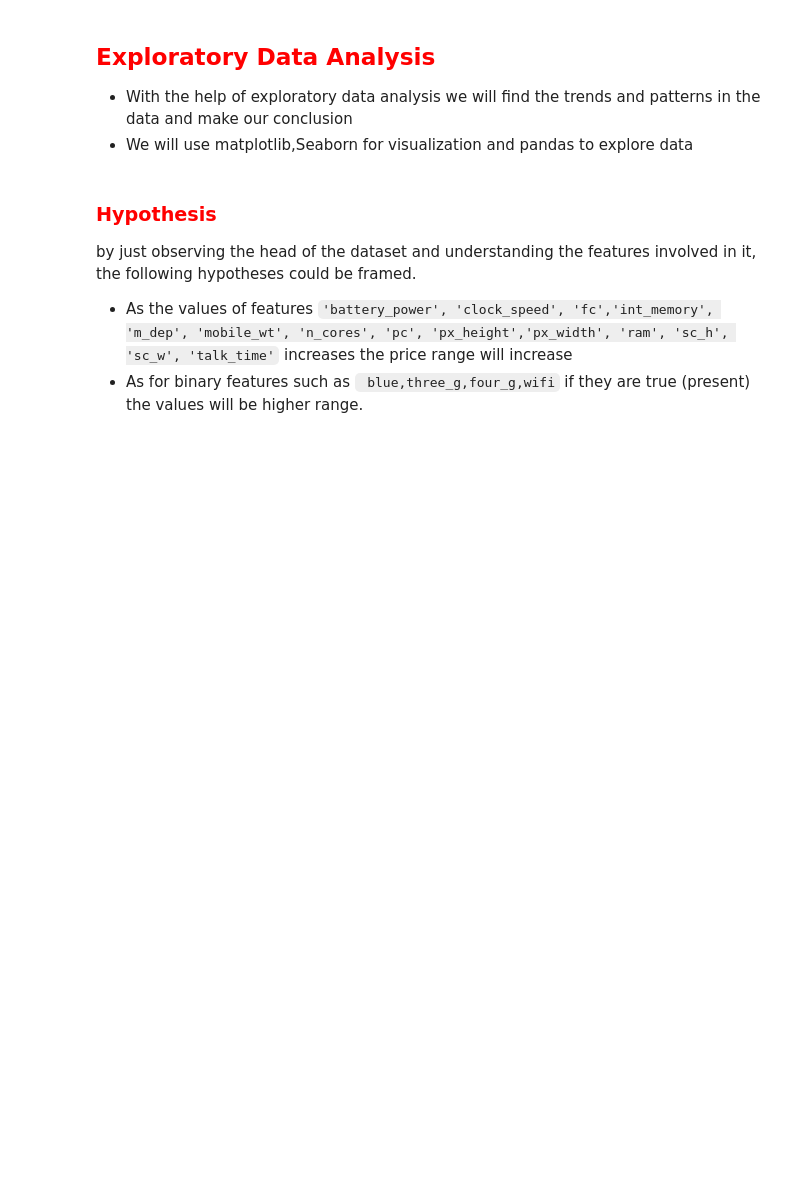
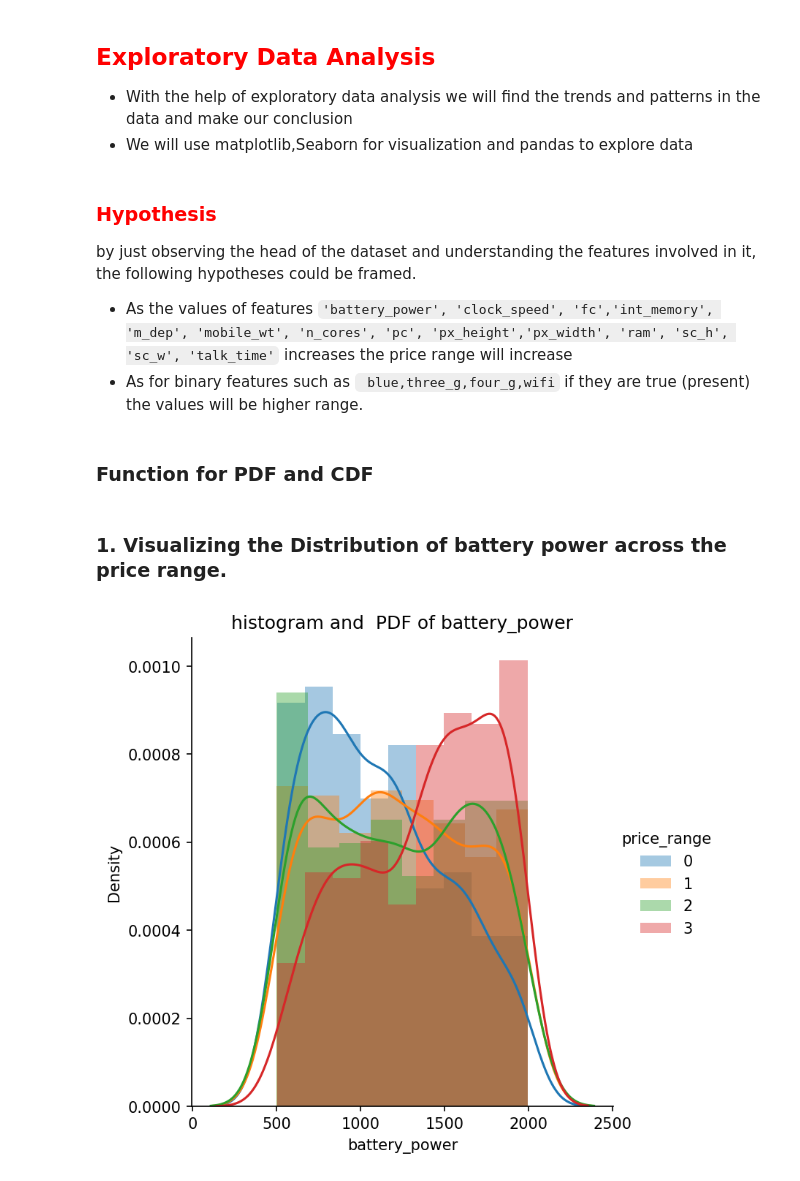
Before and after one commit to MohanVishe/Supervised-ML--Classification----Mobile-Price-Range-Prediction, a Jupyter notebook: Mobile_Price_Range_Prediction_Individual_Project.ipynb, the cells around one changed output. Saved outputs shown, nothing was run; the diff lists cells and outputs as text; code cells hidden in the pictures; blank space fills up the shorter version.

```diff
--- a/Mobile_Price_Range_Prediction_Individual_Project.ipynb
+++ b/Mobile_Price_Range_Prediction_Individual_Project.ipynb
@@ -220,5 +226,16 @@ by just observing the head of the dataset and understanding the features involve
 
 * As the values of features `'battery_power', 'clock_speed', 'fc','int_memory', 'm_dep', 'mobile_wt', 'n_cores', 'pc', 'px_height','px_width', 'ram', 'sc_h', 'sc_w', 'talk_time'` increases the price range will increase
 * As for binary features such as ` blue,three_g,four_g,wifi` if they are true (present) the values will be higher range.
-# %% [markdown]
-#
+# %% [markdown]
+### Function for PDF and CDF
+# %%
+# Function for pdf and histogram of feature
+
+def PDF (hue,feature):
+  """This will plot pdf and Histograme of feature"""
+
+  sns.FacetGrid(df,hue=hue,size=5)\
+  .map(sns.distplot,feature)\
+  .add_legend();
+  plt.title("histogram and  PDF of " + str(feature))
+  plt.show()
@@ -224,0 +278,6 @@ by just observing the head of the dataset and understanding the features involve
+# %% [markdown]
+### 1. Visualizing the Distribution of battery power across the price range.
+# %%
+PDF("price_range","battery_power")
+# %% [output]
+[figure, added]
```
Also changed, not shown: parts of 21 cells of this notebook.
